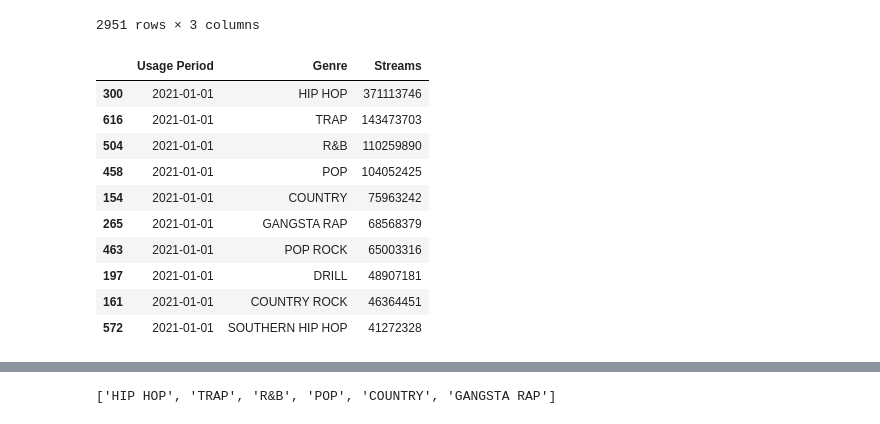
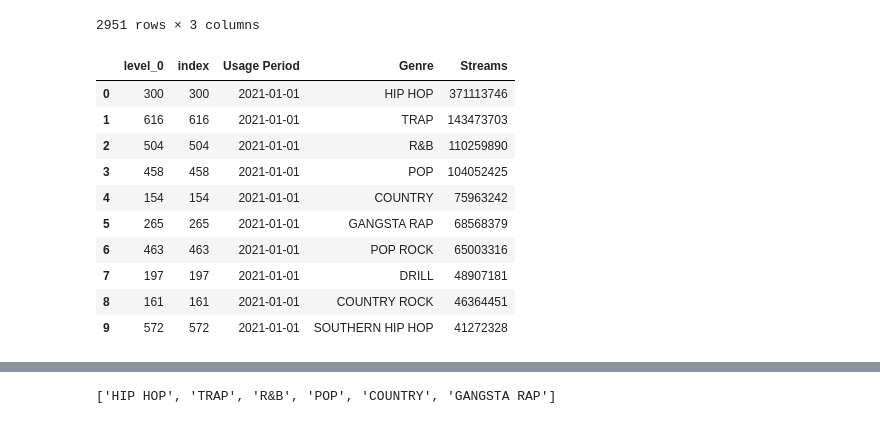
Before and after one commit to NSS-Data-Analytics-Cohort-6/mlc-project-pythons-on-a-plane, a Jupyter notebook: notebooks/MLC.ipynb, the cells around one changed output, grey strips where cells are left out. Drawn from its saved outputs; the diff is of its cells as text; code cells hidden in the pictures.

```diff
--- a/notebooks/MLC.ipynb
+++ b/notebooks/MLC.ipynb
@@ -345,23 +345,23 @@ df_mlc_and_genres_gr
 | 2950 | 2021-05-01 | YOUTUBE VIDEO MUSIC | 6114 |
 2951 rows × 3 columns
 # %%
-df_jan = df_mlc_and_genres_gr[df_mlc_and_genres_gr["Usage Period"] == '2021-01-01']
-df_feb = df_mlc_and_genres_gr[df_mlc_and_genres_gr["Usage Period"] == '2021-02-01']
-df_mar = df_mlc_and_genres_gr[df_mlc_and_genres_gr["Usage Period"] == '2021-03-01']
-df_apr = df_mlc_and_genres_gr[df_mlc_and_genres_gr["Usage Period"] == '2021-04-01']
-df_may = df_mlc_and_genres_gr[df_mlc_and_genres_gr["Usage Period"] == '2021-05-01']
+df_jan = df_mlc_and_genres_gr[df_mlc_and_genres_gr["Usage Period"] == '2021-01-01'].reset_index()
+df_feb = df_mlc_and_genres_gr[df_mlc_and_genres_gr["Usage Period"] == '2021-02-01'].reset_index()
+df_mar = df_mlc_and_genres_gr[df_mlc_and_genres_gr["Usage Period"] == '2021-03-01'].reset_index()
+df_apr = df_mlc_and_genres_gr[df_mlc_and_genres_gr["Usage Period"] == '2021-04-01'].reset_index()
+df_may = df_mlc_and_genres_gr[df_mlc_and_genres_gr["Usage Period"] == '2021-05-01'].reset_index()
 # %%
-df_jan_top10 = df_jan.nlargest(10,'Streams')
+df_jan_top10 = df_jan.nlargest(10,'Streams').reset_index()
 df_jan_top10
 # %% [output]
-|  | Usage Period | Genre | Streams |
-| 300 | 2021-01-01 | HIP HOP | 371113746 |
-| 616 | 2021-01-01 | TRAP | 143473703 |
-| 504 | 2021-01-01 | R&B | 110259890 |
-| 458 | 2021-01-01 | POP | 104052425 |
-| 154 | 2021-01-01 | COUNTRY | 75963242 |
-| 265 | 2021-01-01 | GANGSTA RAP | 68568379 |
-| 463 | 2021-01-01 | POP ROCK | 65003316 |
-| 197 | 2021-01-01 | DRILL | 48907181 |
-| 161 | 2021-01-01 | COUNTRY ROCK | 46364451 |
-| 572 | 2021-01-01 | SOUTHERN HIP HOP | 41272328 |
+|  | level_0 | index | Usage Period | Genre | Streams |
+| 0 | 300 | 300 | 2021-01-01 | HIP HOP | 371113746 |
+| 1 | 616 | 616 | 2021-01-01 | TRAP | 143473703 |
+| 2 | 504 | 504 | 2021-01-01 | R&B | 110259890 |
+| 3 | 458 | 458 | 2021-01-01 | POP | 104052425 |
+| 4 | 154 | 154 | 2021-01-01 | COUNTRY | 75963242 |
+| 5 | 265 | 265 | 2021-01-01 | GANGSTA RAP | 68568379 |
+| 6 | 463 | 463 | 2021-01-01 | POP ROCK | 65003316 |
+| 7 | 197 | 197 | 2021-01-01 | DRILL | 48907181 |
+| 8 | 161 | 161 | 2021-01-01 | COUNTRY ROCK | 46364451 |
+| 9 | 572 | 572 | 2021-01-01 | SOUTHERN HIP HOP | 41272328 |
```
Also changed, not shown: parts of 36 cells of this notebook.
